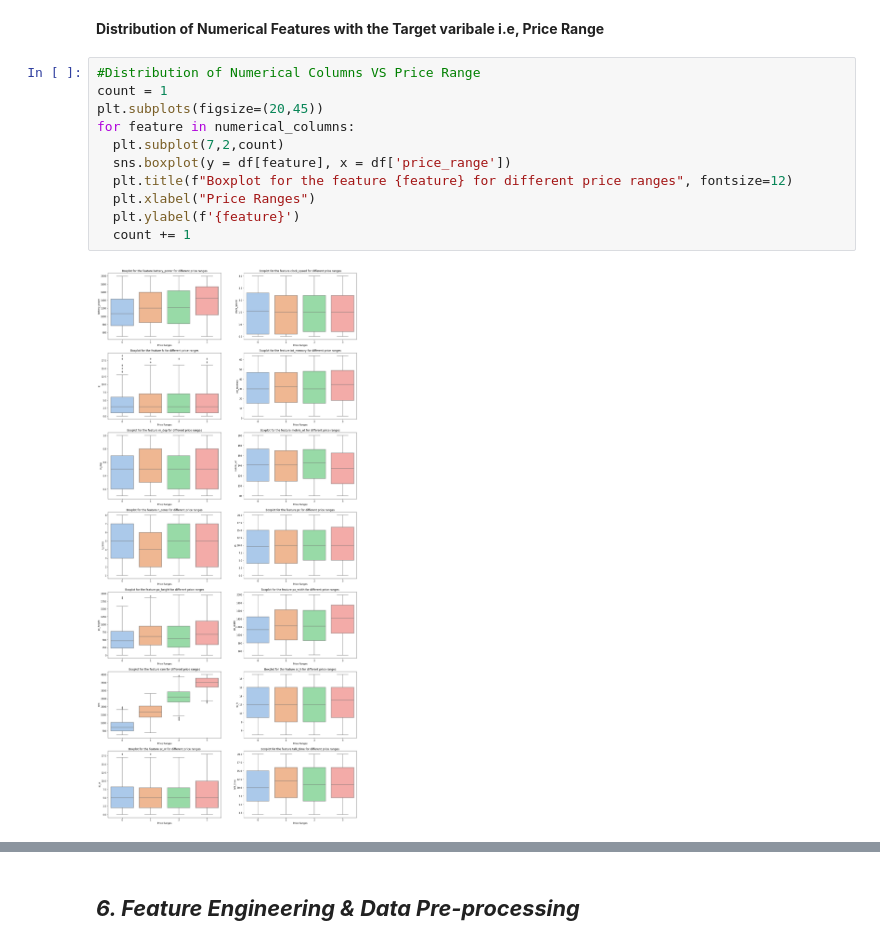
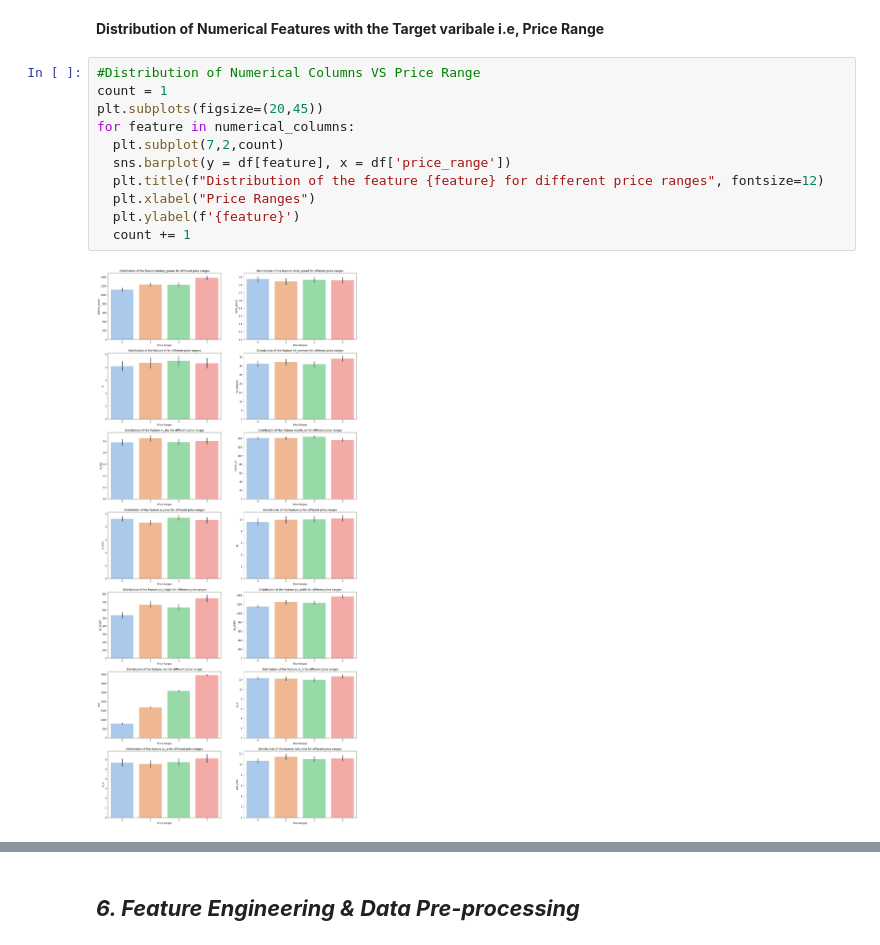
Before and after one commit to DipanshuKumar449/Mobile-Price-Range-Prediction, a Jupyter notebook: Mobile_Price_Range_Prediction.ipynb, the cells around one changed output, grey strips where cells are left out. Cells and saved outputs as stored; diff of their text form.

```diff
--- a/Mobile_Price_Range_Prediction.ipynb
+++ b/Mobile_Price_Range_Prediction.ipynb
@@ -382,13 +374,13 @@ for feature in categorical_columns:
 # %%
 #Distribution of Numerical Columns VS Price Range
 count = 1
 plt.subplots(figsize=(20,45))
 for feature in numerical_columns:
   plt.subplot(7,2,count)
-  sns.boxplot(y = df[feature], x = df['price_range'])
-  plt.title(f"Boxplot for the feature {feature} for different price ranges", fontsize=12)
+  sns.barplot(y = df[feature], x = df['price_range'])
+  plt.title(f"Distribution of the feature {feature} for different price ranges", fontsize=12)
   plt.xlabel("Price Ranges")
   plt.ylabel(f'{feature}')
   count += 1
 # %% [output]
-[figure, old version]
+[figure, new version]
```
Also changed, not shown: parts of 11 cells of this notebook.
